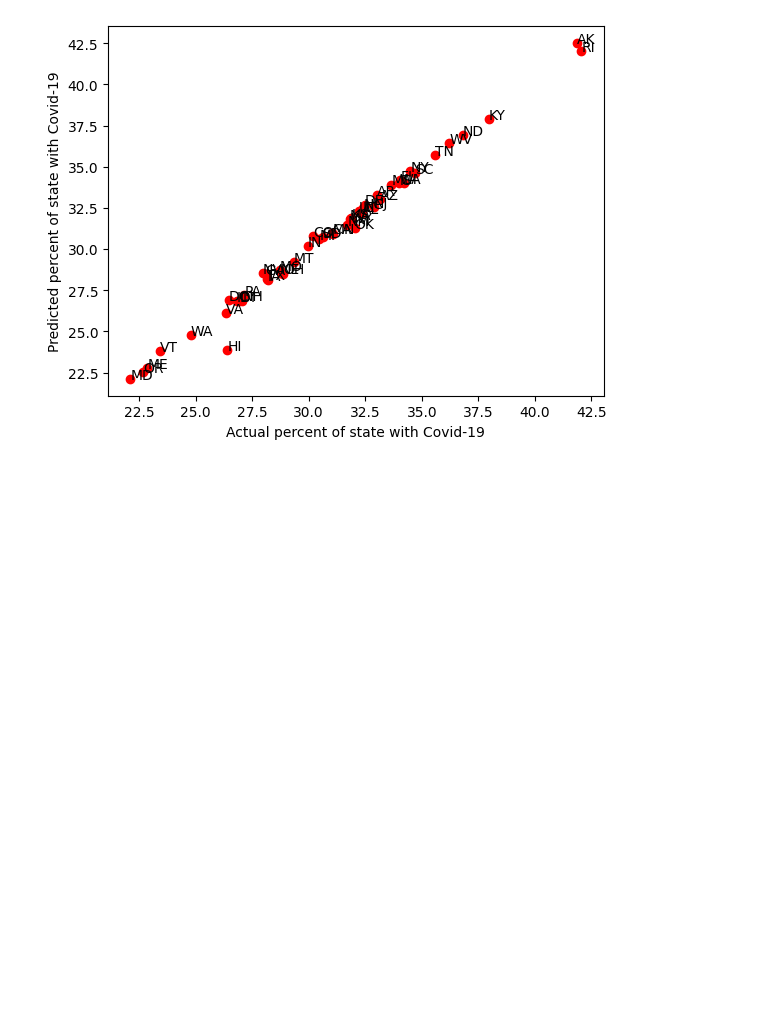
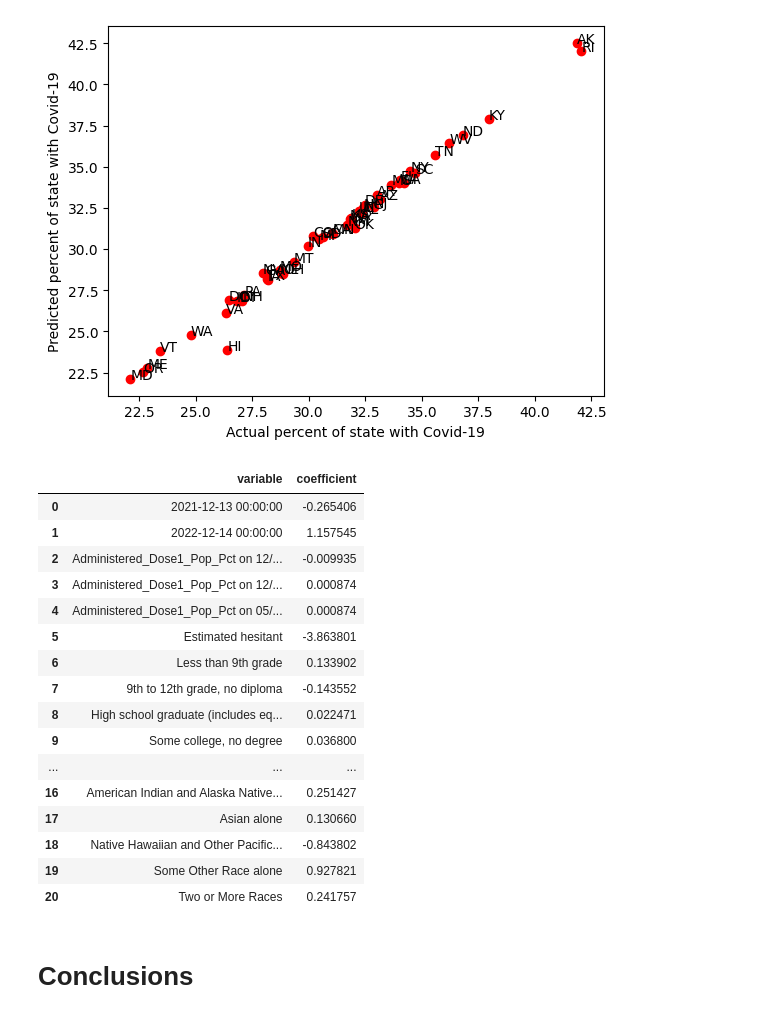
Before and after one commit to criviere1/criviere1.github.io, a Jupyter notebook: Deliverable2.ipynb, the cells around one changed output. Saved outputs shown, nothing was run; the diff lists cells and outputs as text; code cells hidden in the pictures; blank space fills up the shorter version.

Commit message:
coefficients

```diff
--- a/Deliverable2.ipynb
+++ b/Deliverable2.ipynb
@@ -734,6 +728,30 @@ MAE: 0.23393785092251881
 MSE: 0.18849029765015374
 RMSE: 0.43415469322599026
 [figure]
+# %%
+coefficients = pd.DataFrame(zip(X.columns, model.coef_))
+coefficients.columns = ['variable', 'coefficient']
+coefficients
+# %% [output]
+|  | variable | coefficient |
+| 0 | 2021-12-13 00:00:00 | -0.265406 |
+| 1 | 2022-12-14 00:00:00 | 1.157545 |
+| 2 | Administered_Dose1_Pop_Pct on 12/... | -0.009935 |
+| 3 | Administered_Dose1_Pop_Pct on 12/... | 0.000874 |
+| 4 | Administered_Dose1_Pop_Pct on 05/... | 0.000874 |
+| 5 | Estimated hesitant | -3.863801 |
+| 6 | Less than 9th grade | 0.133902 |
+| 7 | 9th to 12th grade, no diploma | -0.143552 |
+| 8 | High school graduate (includes eq... | 0.022471 |
+| 9 | Some college, no degree | 0.036800 |
+| ... | ... | ... |
+| 16 | American Indian and Alaska Native... | 0.251427 |
+| 17 | Asian alone | 0.130660 |
+| 18 | Native Hawaiian and Other Pacific... | -0.843802 |
+| 19 | Some Other Race alone | 0.927821 |
+| 20 | Two or More Races | 0.241757 |
+# %% [markdown]
+# Conclusions
 # %%
 ###### conclusions
 # %%
```
Also changed, not shown: parts of 5 cells of this notebook.
